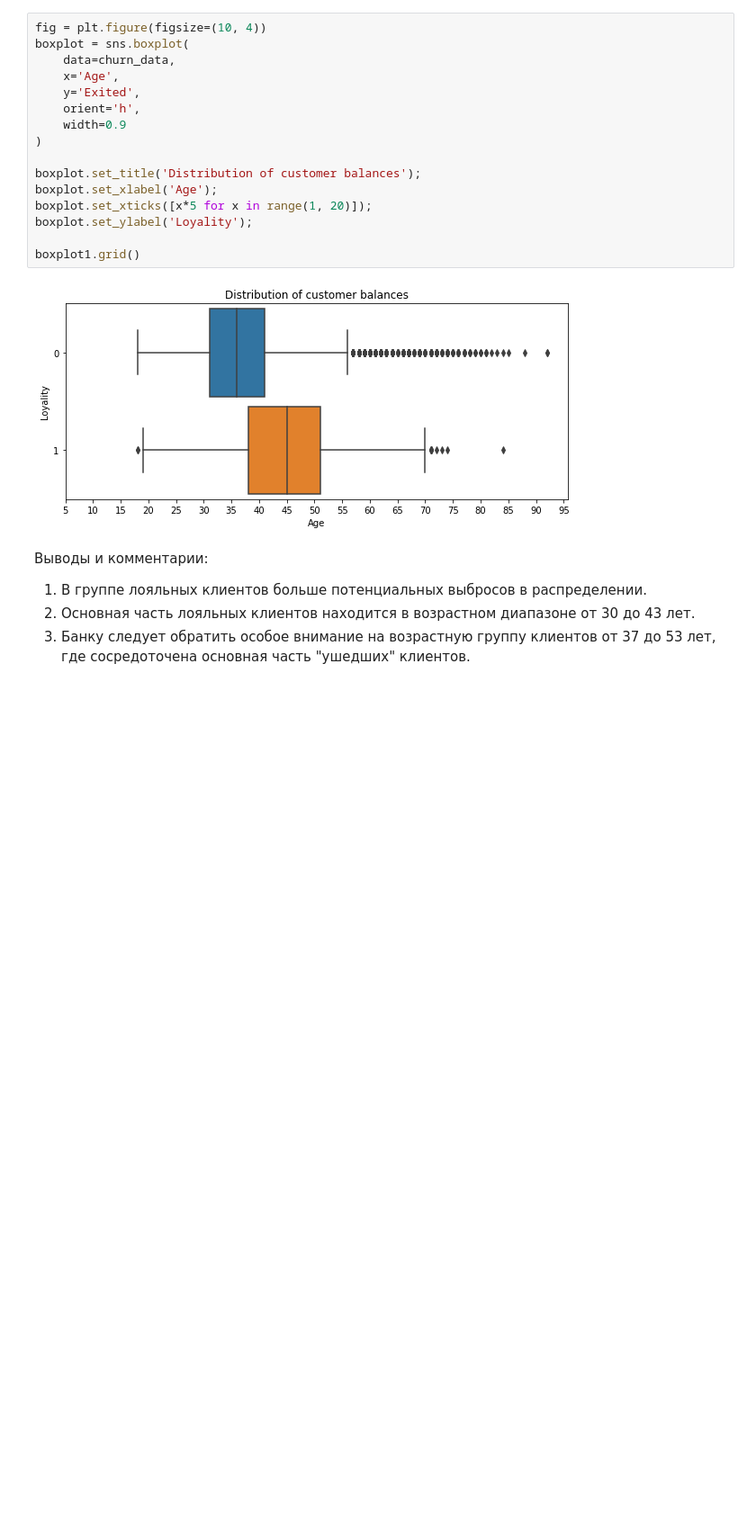
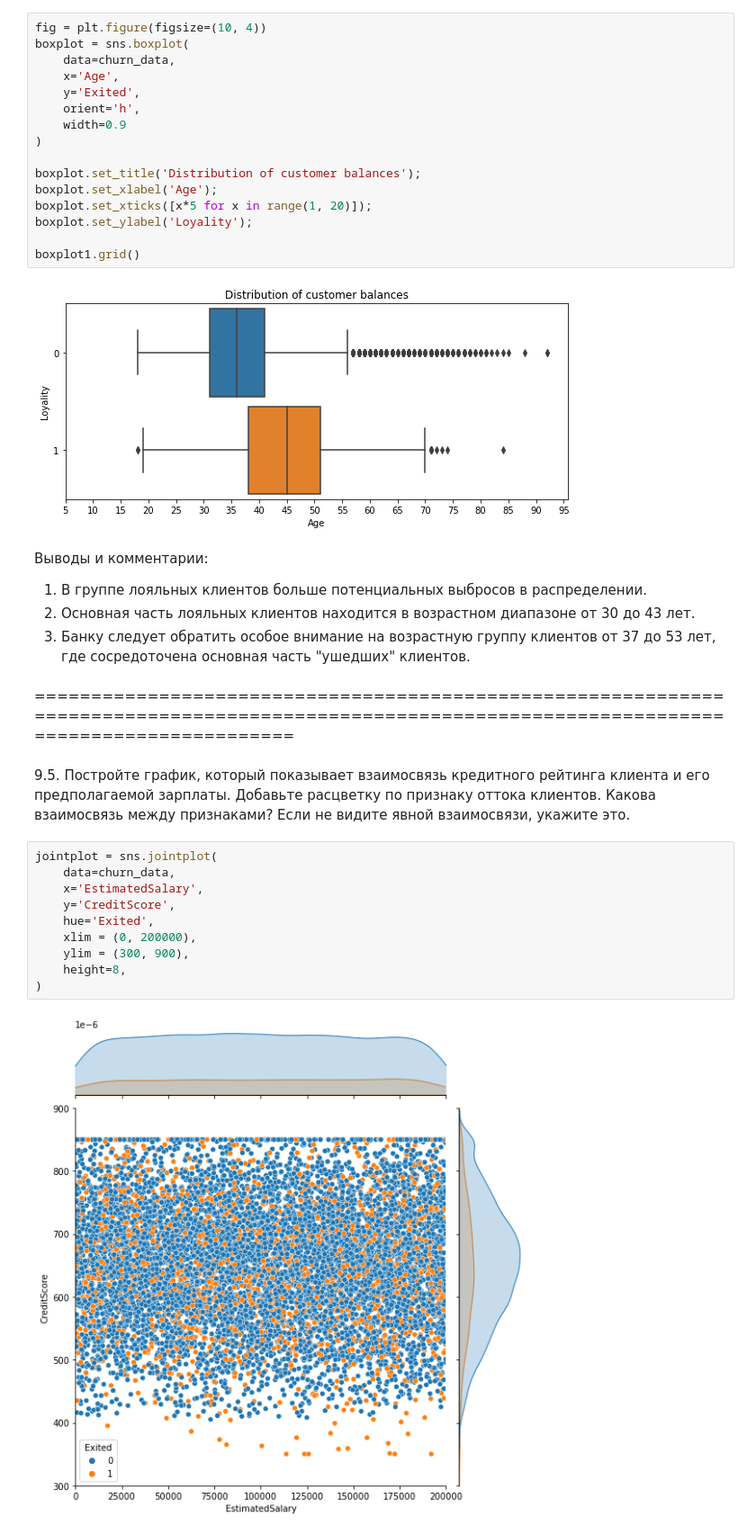
Before and after one commit to FreeRadical1320/sf_data_science, a Jupyter notebook: practice/PYTHON-13 Visualisation.ipynb, the cells around one changed output. Shown at 90% size. Cells and saved outputs as stored; diff of their text form; blank space fills up the shorter version.

```diff
--- a/practice/PYTHON-13 Visualisation.ipynb
+++ b/practice/PYTHON-13 Visualisation.ipynb
@@ -211,3 +218,19 @@ boxplot1.grid()
 1. В группе лояльных клиентов больше потенциальных выбросов в распределении.
 2. Основная часть лояльных клиентов находится в возрастном диапазоне от 30 до 43 лет.
 3. Банку следует обратить особое внимание на возрастную группу клиентов от 37 до 53 лет, где сосредоточена основная часть "ушедших" клиентов.
+# %% [markdown]
+=================================================================================================================================================
+# %% [markdown]
+9.5. Постройте график, который показывает взаимосвязь кредитного рейтинга клиента и его предполагаемой зарплаты. Добавьте расцветку по признаку оттока клиентов. Какова взаимосвязь между признаками? Если не видите явной взаимосвязи, укажите это.
+# %%
+jointplot = sns.jointplot(
+    data=churn_data,
+    x='EstimatedSalary',
+    y='CreditScore',
+    hue='Exited',
+    xlim = (0, 200000),
+    ylim = (300, 900),
+    height=8,
+)
+# %% [output]
+[figure, added]
```
Also changed, not shown: parts of 8 cells of this notebook.
